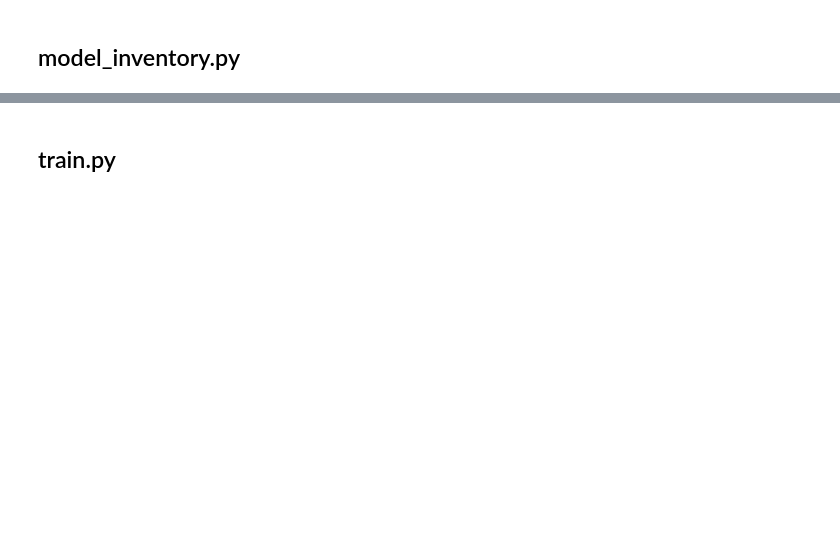
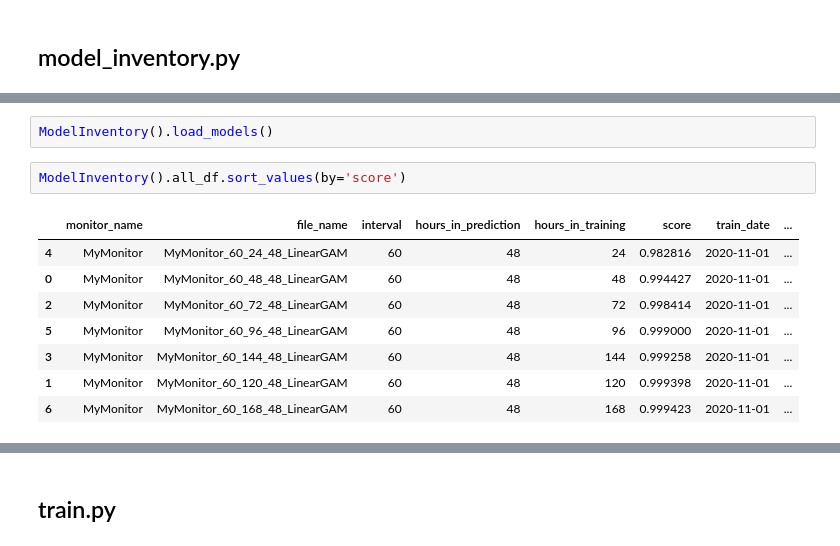
Before and after one commit to mcdomx/monitor, a Jupyter notebook: notebooks/monitor_forecastingv2.ipynb, the cells around one changed output, grey strips where cells are left out. Cells and saved outputs as stored; diff of their text form; blank space fills up the shorter version.

```diff
--- a/notebooks/monitor_forecastingv2.ipynb
+++ b/notebooks/monitor_forecastingv2.ipynb
@@ -478,0 +679,13 @@ df
+# %%
+ModelInventory().load_models()
+# %%
+ModelInventory().all_df.sort_values(by='score')
+# %% [output]
+|  | monitor_name | file_name | interval | hours_in_prediction | hours_in_training | score | train_date | ... |
+| 4 | MyMonitor | MyMonitor_60_24_48_LinearGAM | 60 | 48 | 24 | 0.982816 | 2020-11-01 | ... |
+| 0 | MyMonitor | MyMonitor_60_48_48_LinearGAM | 60 | 48 | 48 | 0.994427 | 2020-11-01 | ... |
+| 2 | MyMonitor | MyMonitor_60_72_48_LinearGAM | 60 | 48 | 72 | 0.998414 | 2020-11-01 | ... |
+| 5 | MyMonitor | MyMonitor_60_96_48_LinearGAM | 60 | 48 | 96 | 0.999000 | 2020-11-01 | ... |
+| 3 | MyMonitor | MyMonitor_60_144_48_LinearGAM | 60 | 48 | 144 | 0.999258 | 2020-11-01 | ... |
+| 1 | MyMonitor | MyMonitor_60_120_48_LinearGAM | 60 | 48 | 120 | 0.999398 | 2020-11-01 | ... |
+| 6 | MyMonitor | MyMonitor_60_168_48_LinearGAM | 60 | 48 | 168 | 0.999423 | 2020-11-01 | ... |
```
Also changed, not shown: parts of 58 cells of this notebook, 3 other files.
